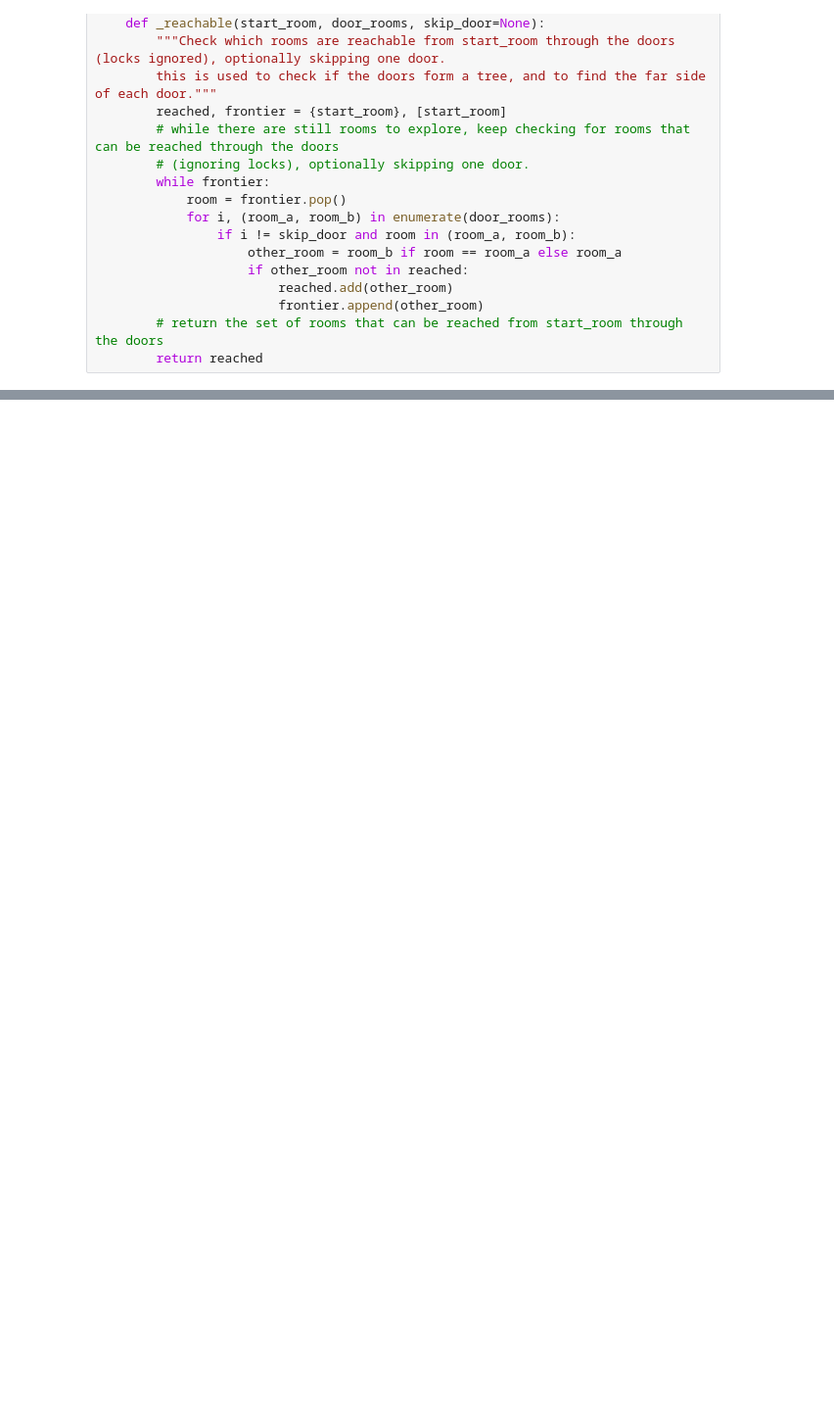
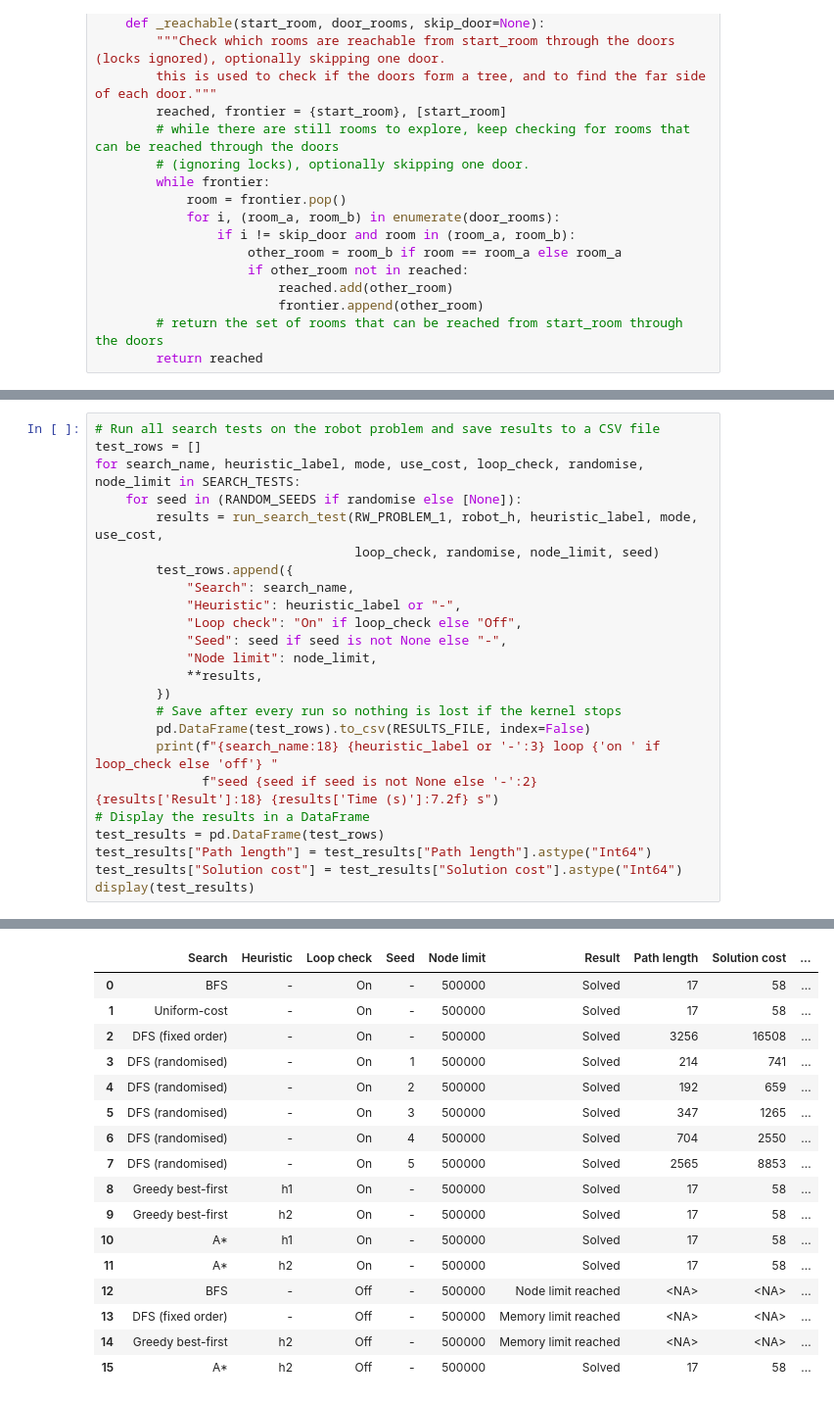
Before and after one commit to rjvb7424/AI-Robotics-Breif, a Jupyter notebook: BBQ_Search_D_Robot_Action_Planning.ipynb, the cells around one changed output, grey strips where cells are left out. Shown at 98% size. Drawn from its saved outputs; the diff is of its cells as text; blank space fills up the shorter version.

Commit message:
Added a bunch of tests for the problem as well as a way to visualise the results in a table

```diff
--- a/BBQ_Search_D_Robot_Action_Planning.ipynb
+++ b/BBQ_Search_D_Robot_Action_Planning.ipynb
@@ -536,0 +657,25 @@ Time taken = 0.0286 seconds
+# %%
+# Run all search tests on the robot problem and save results to a CSV file
+test_rows = []
+for search_name, heuristic_label, mode, use_cost, loop_check, randomise, node_limit in SEARCH_TESTS:
+    for seed in (RANDOM_SEEDS if randomise else [None]):
+        results = run_search_test(RW_PROBLEM_1, robot_h, heuristic_label, mode, use_cost,
+                                  loop_check, randomise, node_limit, seed)
+        test_rows.append({
+            "Search": search_name,
+            "Heuristic": heuristic_label or "-",
+            "Loop check": "On" if loop_check else "Off",
+            "Seed": seed if seed is not None else "-",
+            "Node limit": node_limit,
+            **results,
+        })
+        # Save after every run so nothing is lost if the kernel stops
+        pd.DataFrame(test_rows).to_csv(RESULTS_FILE, index=False)
+        print(f"{search_name:18} {heuristic_label or '-':3} loop {'on ' if loop_check else 'off'} "
+              f"seed {seed if seed is not None else '-':2}  {results['Result']:18} {results['Time (s)']:7.2f} s")
+# Display the results in a DataFrame
+test_results = pd.DataFrame(test_rows)
+test_results["Path length"] = test_results["Path length"].astype("Int64")
+test_results["Solution cost"] = test_results["Solution cost"].astype("Int64")
+display(test_results)
+# %% [output]
@@ -536,0 +698,17 @@ Time taken = 0.0286 seconds
+|  | Search | Heuristic | Loop check | Seed | Node limit | Result | Path length | Solution cost | ... |
+| 0 | BFS | - | On | - | 500000 | Solved | 17 | 58 | ... |
+| 1 | Uniform-cost | - | On | - | 500000 | Solved | 17 | 58 | ... |
+| 2 | DFS (fixed order) | - | On | - | 500000 | Solved | 3256 | 16508 | ... |
+| 3 | DFS (randomised) | - | On | 1 | 500000 | Solved | 214 | 741 | ... |
+| 4 | DFS (randomised) | - | On | 2 | 500000 | Solved | 192 | 659 | ... |
+| 5 | DFS (randomised) | - | On | 3 | 500000 | Solved | 347 | 1265 | ... |
+| 6 | DFS (randomised) | - | On | 4 | 500000 | Solved | 704 | 2550 | ... |
+| 7 | DFS (randomised) | - | On | 5 | 500000 | Solved | 2565 | 8853 | ... |
+| 8 | Greedy best-first | h1 | On | - | 500000 | Solved | 17 | 58 | ... |
+| 9 | Greedy best-first | h2 | On | - | 500000 | Solved | 17 | 58 | ... |
+| 10 | A* | h1 | On | - | 500000 | Solved | 17 | 58 | ... |
+| 11 | A* | h2 | On | - | 500000 | Solved | 17 | 58 | ... |
+| 12 | BFS | - | Off | - | 500000 | Node limit reached | <NA> | <NA> | ... |
+| 13 | DFS (fixed order) | - | Off | - | 500000 | Memory limit reached | <NA> | <NA> | ... |
+| 14 | Greedy best-first | h2 | Off | - | 500000 | Memory limit reached | <NA> | <NA> | ... |
+| 15 | A* | h2 | Off | - | 500000 | Solved | 17 | 58 | ... |
```
Also changed, not shown: parts of 8 cells of this notebook, 1 other file.
